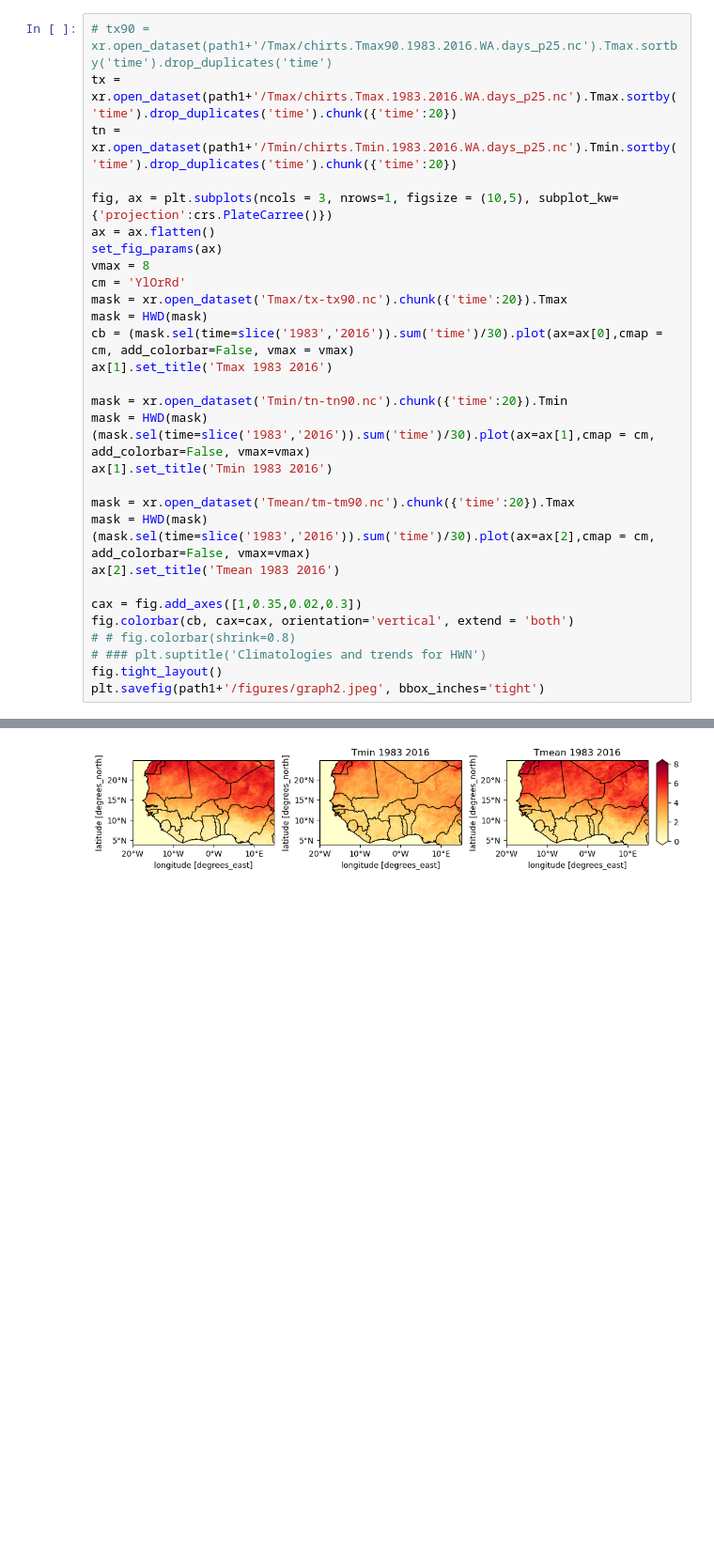
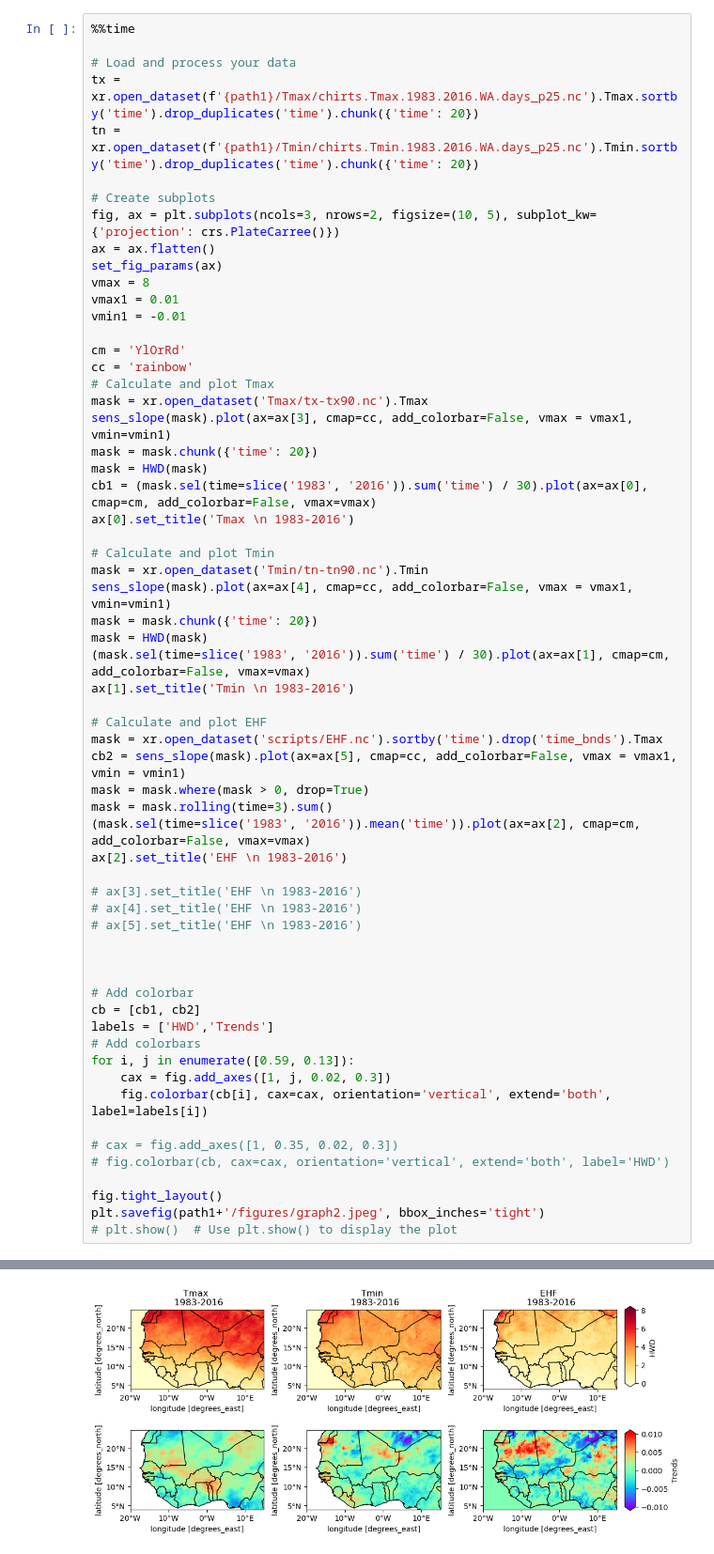
Before and after one commit to 25Stephen/heatwaves, a Jupyter notebook: calculation_hwn.ipynb, the cells around one changed output, grey strips where cells are left out. Shown at 94% size. Drawn from its saved outputs; the diff is of its cells as text; blank space fills up the shorter version.

```diff
--- a/calculation_hwn.ipynb
+++ b/calculation_hwn.ipynb
@@ -124,32 +137,62 @@ fig.tight_layout()
 # %%
-# tx90 = xr.open_dataset(path1+'/Tmax/chirts.Tmax90.1983.2016.WA.days_p25.nc').Tmax.sortby('time').drop_duplicates('time')
-tx = xr.open_dataset(path1+'/Tmax/chirts.Tmax.1983.2016.WA.days_p25.nc').Tmax.sortby('time').drop_duplicates('time').chunk({'time':20})
-tn = xr.open_dataset(path1+'/Tmin/chirts.Tmin.1983.2016.WA.days_p25.nc').Tmin.sortby('time').drop_duplicates('time').chunk({'time':20})
+%%time
 
-fig, ax = plt.subplots(ncols = 3, nrows=1, figsize = (10,5), subplot_kw={'projection':crs.PlateCarree()})
+# Load and process your data
+tx = xr.open_dataset(f'{path1}/Tmax/chirts.Tmax.1983.2016.WA.days_p25.nc').Tmax.sortby('time').drop_duplicates('time').chunk({'time': 20})
+tn = xr.open_dataset(f'{path1}/Tmin/chirts.Tmin.1983.2016.WA.days_p25.nc').Tmin.sortby('time').drop_duplicates('time').chunk({'time': 20})
+
+# Create subplots
+fig, ax = plt.subplots(ncols=3, nrows=2, figsize=(10, 5), subplot_kw={'projection': crs.PlateCarree()})
 ax = ax.flatten()
 set_fig_params(ax)
 vmax = 8
+vmax1 = 0.01
+vmin1 = -0.01
+
 cm = 'YlOrRd'
-mask = xr.open_dataset('Tmax/tx-tx90.nc').chunk({'time':20}).Tmax
+cc = 'rainbow'
+# Calculate and plot Tmax
+mask = xr.open_dataset('Tmax/tx-tx90.nc').Tmax
+sens_slope(mask).plot(ax=ax[3], cmap=cc, add_colorbar=False, vmax = vmax1, vmin=vmin1)
+mask = mask.chunk({'time': 20})
 mask = HWD(mask)
-cb = (mask.sel(time=slice('1983','2016')).sum('time')/30).plot(ax=ax[0],cmap = cm, add_colorbar=False, vmax = vmax)
-ax[1].set_title('Tmax 1983 2016')
+cb1 = (mask.sel(time=slice('1983', '2016')).sum('time') / 30).plot(ax=ax[0], cmap=cm, add_colorbar=False, vmax=vmax)
+ax[0].set_title('Tmax \n 1983-2016')
 
-mask = xr.open_dataset('Tmin/tn-tn90.nc').chunk({'time':20}).Tmin
+# Calculate and plot Tmin
+mask = xr.open_dataset('Tmin/tn-tn90.nc').Tmin
+sens_slope(mask).plot(ax=ax[4], cmap=cc, add_colorbar=False, vmax = vmax1, vmin=vmin1)
+mask = mask.chunk({'time': 20})
 mask = HWD(mask)
-(mask.sel(time=slice('1983','2016')).sum('time')/30).plot(ax=ax[1],cmap = cm, add_colorbar=False, vmax=vmax)
-ax[1].set_title('Tmin 1983 2016')
+(mask.sel(time=slice('1983', '2016')).sum('time') / 30).plot(ax=ax[1], cmap=cm, add_colorbar=False, vmax=vmax)
+ax[1].set_title('Tmin \n 1983-2016')
 
-mask = xr.open_dataset('Tmean/tm-tm90.nc').chunk({'time':20}).Tmax
-mask = HWD(mask)
-(mask.sel(time=slice('1983','2016')).sum('time')/30).plot(ax=ax[2],cmap = cm, add_colorbar=False, vmax=vmax)
-ax[2].set_title('Tmean 1983 2016')
+# Calculate and plot EHF
+mask = xr.open_dataset('scripts/EHF.nc').sortby('time').drop('time_bnds').Tmax
+cb2 = sens_slope(mask).plot(ax=ax[5], cmap=cc, add_colorbar=False, vmax = vmax1, vmin = vmin1)
+mask = mask.where(mask > 0, drop=True)
+mask = mask.rolling(time=3).sum()
+(mask.sel(time=slice('1983', '2016')).mean('time')).plot(ax=ax[2], cmap=cm, add_colorbar=False, vmax=vmax)
+ax[2].set_title('EHF \n 1983-2016')
 
-cax = fig.add_axes([1,0.35,0.02,0.3])
-fig.colorbar(cb, cax=cax, orientation='vertical', extend = 'both')
-# # fig.colorbar(shrink=0.8)
-# ### plt.suptitle('Climatologies and trends for HWN')
+# ax[3].set_title('EHF \n 1983-2016')
+# ax[4].set_title('EHF \n 1983-2016')
+# ax[5].set_title('EHF \n 1983-2016')
+
+
+
+# Add colorbar
+cb = [cb1, cb2]
+labels = ['HWD','Trends']
+# Add colorbars
+for i, j in enumerate([0.59, 0.13]):
+    cax = fig.add_axes([1, j, 0.02, 0.3])
+    fig.colorbar(cb[i], cax=cax, orientation='vertical', extend='both', label=labels[i])
+
+# cax = fig.add_axes([1, 0.35, 0.02, 0.3])
+# fig.colorbar(cb, cax=cax, orientation='vertical', extend='both', label='HWD')
+
 fig.tight_layout()
 plt.savefig(path1+'/figures/graph2.jpeg', bbox_inches='tight')
+# plt.show()  # Use plt.show() to display the plot
 # %% [output]
@@ -156 +201 @@ plt.savefig(path1+'/figures/graph2.jpeg', bbox_inches='tight')
-[figure, old version]
+[figure, new version]
```
Also changed, not shown: parts of 3 cells of this notebook.
